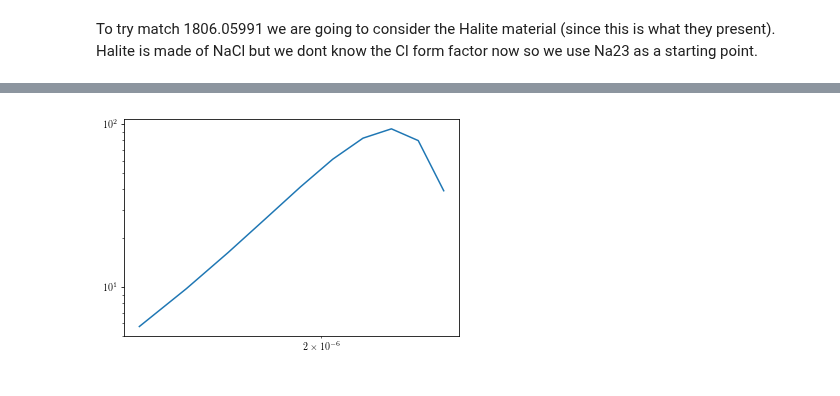
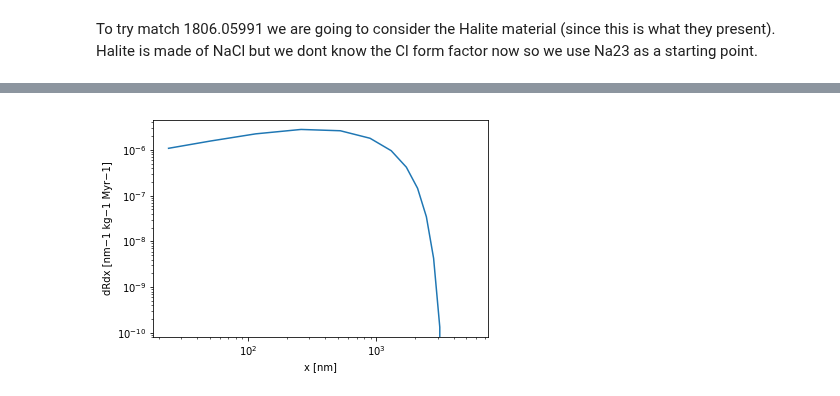
Before and after one commit to tedwards2412/paleo_detectors, a Jupyter notebook: Notebooks/Length_distribution.ipynb, the cells around one changed output, grey strips where cells are left out. Cells and saved outputs as stored; diff of their text form; code cells hidden in the pictures.

```diff
--- a/Notebooks/Length_distribution.ipynb
+++ b/Notebooks/Length_distribution.ipynb
@@ -15,7 +15,7 @@ rc('font',**{'family':'serif','serif':['cmr']})
 # %% [markdown]
 To try match 1806.05991 we are going to consider the Halite material (since this is what they present). Halite is made of NaCl but we dont know the Cl form factor now so we use Na23 as a starting point.
 # %%
-E_list = np.logspace(0, 2, 10)
+E_list = np.logspace(0, 3, 10) # keV
 # m_x = 500.0 #GeV
 
 def calcdRdE(ER_keV, m_x, cp, cn, **kwargs):
@@ -56,15 +56,16 @@ We also need $\sigma(\theta) = \frac{-p}{\sin\theta}\frac{dp}{d\theta}$, $E_c=\f
 from scipy.integrate import quad
 from scipy import optimize
 # p is the impact parameter in nanometres
-M_Ca = 23.*1.e6 # keV
+M_Na = 23.*1.e6 # keV
 m_DM = 100.*1.e6 # keV
-ZCa = 11
+ZNa = 11
 e = 0.303
+A = 0.001 # Ad hoc for now, screening length
 INVnm_to_keV = 0.197326979 # change inverse nanometres to keV (1 nm^-1 * hbar * c to keV)
-V = lambda r: (ZCa**2.*e**2./r)*INVnm_to_keV # Add conversion factor to get V in keV
+V = lambda r: (ZNa**2.*e**2./r)*np.exp(-r/10.)*INVnm_to_keV # Add conversion factor to get V in keV
 
 def calc_theta(p, E):
-    Ec = M_Ca*E/(2*M_Ca)
+    Ec = M_Na*E/(2*M_Na)
     root = lambda r: 1-V(r)/Ec-p**2/r**2
     r0temp = optimize.brentq(root, 0.001, 100000)
     r0 = r0temp + 0.01*r0temp # for the numerics of the integral this needs to be slightly higher than the root
@@ -74,12 +75,12 @@ def calc_theta(p, E):
     return np.pi - 2.*I
 
 def calc_dpdtheta(p, E):
-    Ec = M_Ca*E/(2*M_Ca)
+    Ec = M_Na*E/(2*M_Na)
     root = lambda r: 1-V(r)/Ec-p**2/r**2
     r0temp = optimize.brentq(root, 0.001, 100000)
     r0 = r0temp + 0.01*r0temp # for the numerics of the integral this needs to be slightly higher than the root
 
-    dp = np.array([p-p*0.001,p,p+p*0.001])
+    dp = np.array([p-p*0.01,p,p+p*0.01])
     pdiv = np.zeros_like(dp)
     for i, ptemp in enumerate(dp):
         integrand = lambda r: ptemp/r**2./(1-V(r)/Ec-ptemp**2/r**2)**0.5
@@ -89,14 +90,14 @@ def calc_dpdtheta(p, E):
     return 1./dpdtheta
 
 def calc_sigmaT(T, E, p):
-    gamma = 4.*M_Ca**2./((2*M_Ca)**2.)
+    gamma = 4.*M_Na**2./((2*M_Na)**2.)
     theta = calc_theta(p, E)
     sigma_theta = -p*calc_dpdtheta(p, E)/np.sin(theta)
     return 4.*np.pi*sigma_theta/gamma/E
 
 def calc_dEdx(E, p):
     N = 25.40902838311586 # N nm^-3
-    gamma = 4.*M_Ca**2./((2.*M_Ca)**2.)
+    gamma = 4.*M_Na**2./((2.*M_Na)**2.)
     Tm = gamma*E
     inte = lambda T: T*calc_sigmaT(T, E, p)
     return N*quad(inte, 0., Tm)[0]
@@ -104,8 +105,8 @@ def calc_dEdx(E, p):
 cp = np.zeros(11)
 cp[0] = 1e-6
 cn = cp
-m_dm = 10e6 # keV i.e. 10 GeV
-p = 100. # Impact parameter in nm
+m_dm = 500e6 # keV i.e. 10 GeV
+p = 1/(25.**(1./3.)-1) # Impact parameter in nm
 
 ################ Calculting the rate
 dRdE = calcdRdE(E_list, m_dm, cp, cn)
@@ -119,4 +120,5 @@ dRdx = dRdE*dEdx
 xlist = np.zeros_like(E_list)
 temp = lambda E: calc_dEdx(E, p)**-1
 for i,E in enumerate(E_list):
+    print(i)
     xlist[i] = quad(temp,0,E)[0]
@@ -136,7 +166,8 @@ plt.show()
 # %%
-plt.loglog(xlist, dRdx)
-# plt.ylabel(r"$dR/dx [nm^{−1} kg^{−1} yr^{−1}]$")
-# plt.xlabel(r"$x [nm]$")
+dRdx = dRdE*(dEdx**-1)
+plt.loglog(xlist*1e6, dRdx*1e6)
+plt.ylabel(r"dRdx [nm−1 kg−1 Myr−1]")
+plt.xlabel(r"x [nm]")
 plt.show()
 # %% [output]
-[figure, old version]
+[figure, new version]
```
Also changed, not shown: parts of 6 cells of this notebook.
